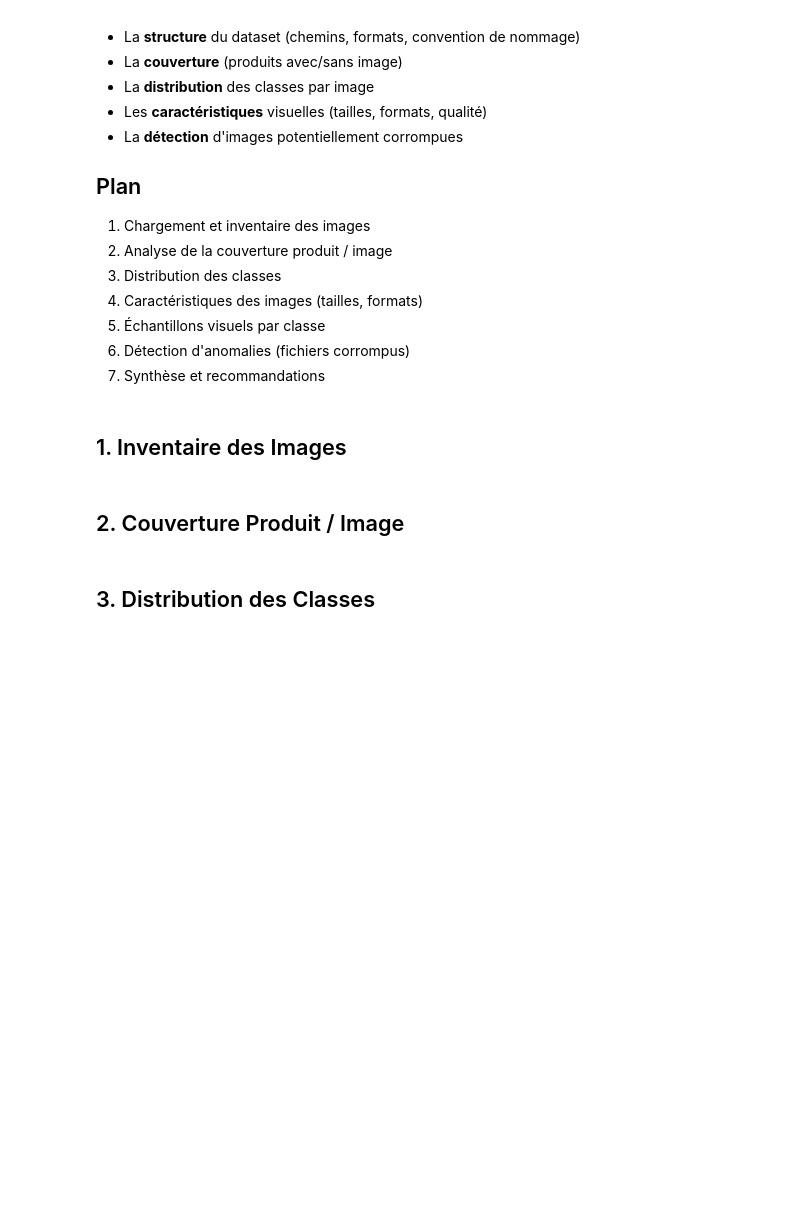
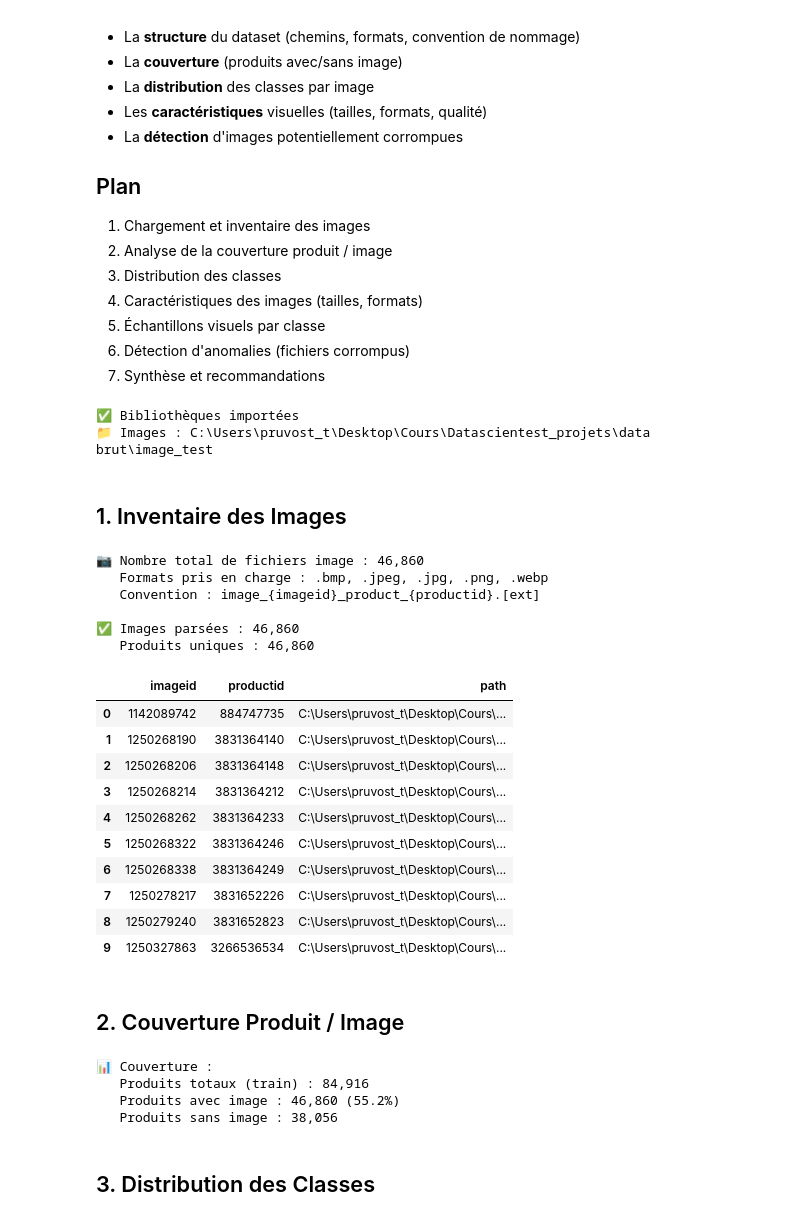
Before and after one commit to Zhrii/Datascientest_projets, a Jupyter notebook: notebooks/07_image_exploration_donnees.ipynb, the cells around one changed output. Cells and saved outputs as stored; diff of their text form; code cells hidden in the pictures; blank space fills up the shorter version.

```diff
--- a/notebooks/07_image_exploration_donnees.ipynb
+++ b/notebooks/07_image_exploration_donnees.ipynb
@@ -40,30 +40,85 @@ plt.rcParams['font.size'] = 10
 
 ROOT = Path('../').resolve()
 DATA_BRUT = ROOT / 'data brut'
-IMAGE_DIR = ROOT / 'data' / 'processed' / 'image_train'
+
+IMAGE_DIR_RAW_TRAIN = DATA_BRUT / 'image_train'
+IMAGE_DIR_RAW_BRUT = DATA_BRUT / 'image_brut'
+IMAGE_DIR_PROCESSED_TRAIN = ROOT / 'data' / 'processed' / 'image_clean'
+IMAGE_DIR_PROCESSED_CLEAN = ROOT / 'data' / 'processed' / 'image_clean'
+
+IMAGE_EXTS = {'.jpg', '.jpeg', '.png', '.bmp', '.webp'}
+
+def list_image_files(image_dir: Path):
+    if not image_dir.exists():
+        return []
+    return [p for p in image_dir.rglob('*') if p.is_file() and p.suffix.lower() in IMAGE_EXTS]
+
+# Choix automatique du dossier d'images (train/brut, tous formats courants)
+candidates = [
+    IMAGE_DIR_RAW_TRAIN,
+    IMAGE_DIR_RAW_BRUT,
+    IMAGE_DIR_PROCESSED_TRAIN,
+    IMAGE_DIR_PROCESSED_CLEAN,
+]
+
+IMAGE_DIR = None
+for candidate in candidates:
+    if list_image_files(candidate):
+        IMAGE_DIR = candidate
+        break
+
+if IMAGE_DIR is None:
+    IMAGE_DIR = IMAGE_DIR_RAW_BRUT
 
 print("✅ Bibliothèques importées")
 print(f"📁 Images : {IMAGE_DIR}")
+if not list_image_files(IMAGE_DIR):
+    print("⚠️ Aucun fichier image trouvé (.jpg/.jpeg/.png/.bmp/.webp). Vérifie le dossier image_brut/image_train.")
+# %% [output]
+✅ Bibliothèques importées
+📁 Images : C:\Users\pruvost_t\Desktop\Cours\Datascientest_projets\data brut\image_test
 # %% [markdown]
 ## 1. Inventaire des Images
 # %%
-image_files = list(IMAGE_DIR.glob('*.jpg'))
-print(f"📷 Nombre total de fichiers .jpg : {len(image_files):,}")
-print(f"   Convention : image_{{imageid}}_product_{{productid}}.jpg")
+if any(name not in globals() for name in ['IMAGE_DIR', 'IMAGE_EXTS', 'list_image_files']):
+    raise RuntimeError("Exécute d'abord la cellule d'initialisation (imports/chemins).")
+
+image_files = list_image_files(IMAGE_DIR)
+print(f"📷 Nombre total de fichiers image : {len(image_files):,}")
+print(f"   Formats pris en charge : {', '.join(sorted(IMAGE_EXTS))}")
+print("   Convention : image_{imageid}_product_{productid}.[ext]")
 
 image_data = []
 for f in image_files:
     try:
         parts = f.stem.split('_')
-        if len(parts) >= 4 and parts[0] == 'image' and parts[2] == 'product':
+        if len(parts) >= 4 and parts[0].lower() == 'image' and parts[2].lower() == 'product':
             image_data.append({'imageid': int(parts[1]), 'productid': int(parts[3]), 'path': str(f)})
     except (ValueError, IndexError):
         pass
 
 image_df = pd.DataFrame(image_data)
 print(f"\n✅ Images parsées : {len(image_df):,}")
 print(f"   Produits uniques : {image_df['productid'].nunique():,}")
 image_df.head(10)
+# %% [output]
+📷 Nombre total de fichiers image : 46,860
+   Formats pris en charge : .bmp, .jpeg, .jpg, .png, .webp
+   Convention : image_{imageid}_product_{productid}.[ext]
+
+✅ Images parsées : 46,860
+   Produits uniques : 46,860
+|  | imageid | productid | path |
+| 0 | 1142089742 | 884747735 | C:\Users\pruvost_t\Desktop\Cours\... |
+| 1 | 1250268190 | 3831364140 | C:\Users\pruvost_t\Desktop\Cours\... |
+| 2 | 1250268206 | 3831364148 | C:\Users\pruvost_t\Desktop\Cours\... |
+| 3 | 1250268214 | 3831364212 | C:\Users\pruvost_t\Desktop\Cours\... |
+| 4 | 1250268262 | 3831364233 | C:\Users\pruvost_t\Desktop\Cours\... |
+| 5 | 1250268322 | 3831364246 | C:\Users\pruvost_t\Desktop\Cours\... |
+| 6 | 1250268338 | 3831364249 | C:\Users\pruvost_t\Desktop\Cours\... |
+| 7 | 1250278217 | 3831652226 | C:\Users\pruvost_t\Desktop\Cours\... |
+| 8 | 1250279240 | 3831652823 | C:\Users\pruvost_t\Desktop\Cours\... |
+| 9 | 1250327863 | 3266536534 | C:\Users\pruvost_t\Desktop\Cours\... |
 # %% [markdown]
 ## 2. Couverture Produit / Image
 # %%
@@ -78,6 +133,11 @@ print(f"📊 Couverture :")
 print(f"   Produits totaux (train) : {total:,}")
 print(f"   Produits avec image : {covered:,} ({100*covered/total:.1f}%)")
 print(f"   Produits sans image : {total - covered:,}")
+# %% [output]
+📊 Couverture :
+   Produits totaux (train) : 84,916
+   Produits avec image : 46,860 (55.2%)
+   Produits sans image : 38,056
 # %% [markdown]
 ## 3. Distribution des Classes
 # %%
```
Also changed, not shown: parts of 4 cells of this notebook, 16 other files.
